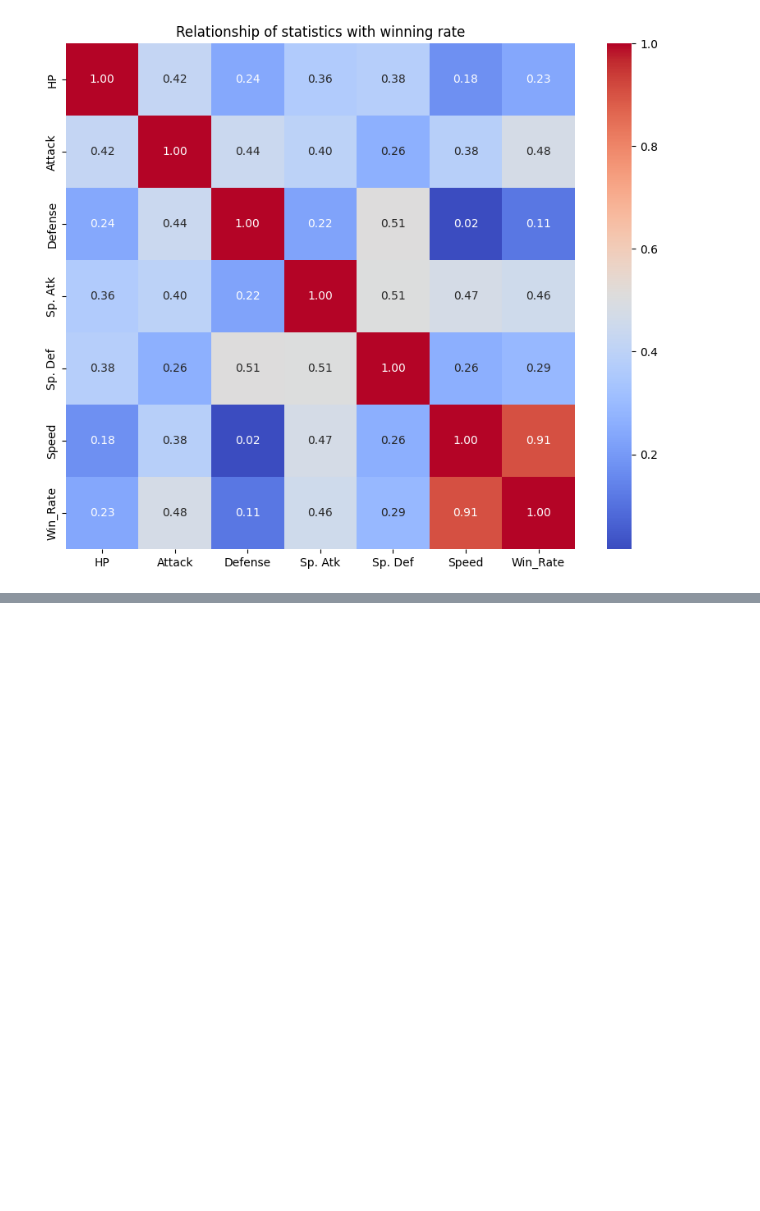
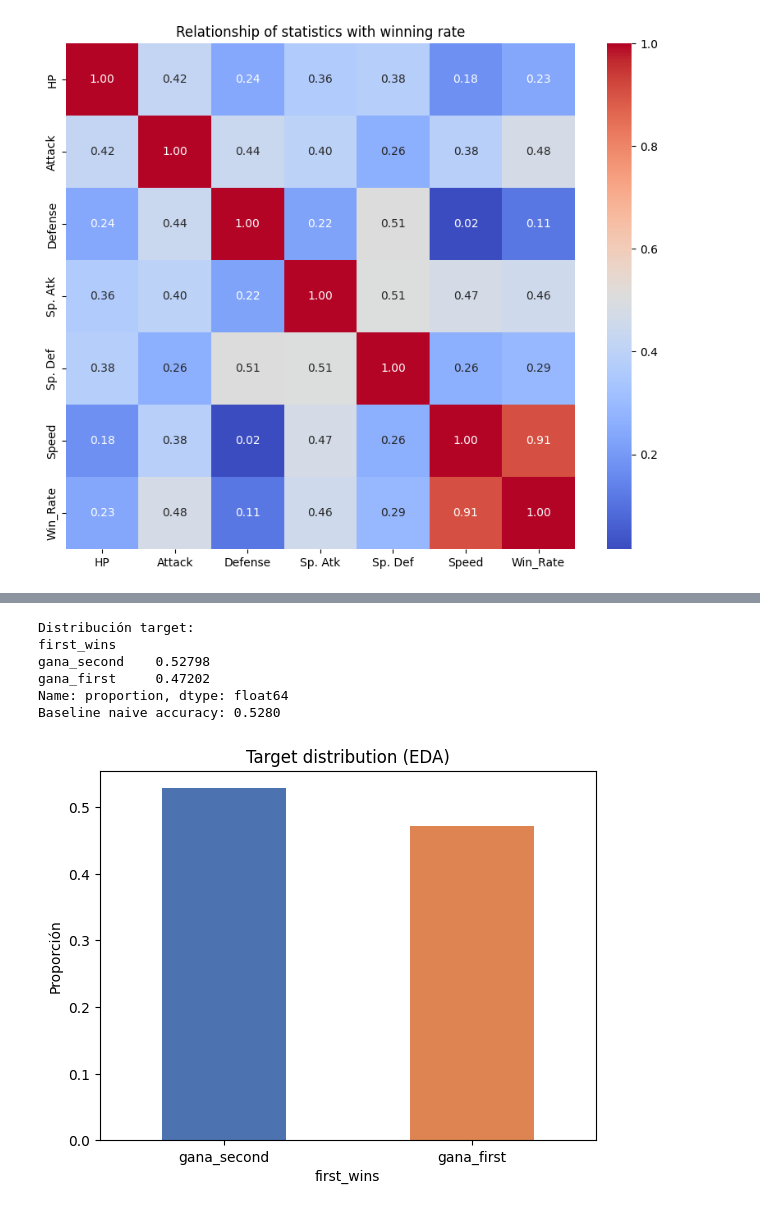
Before and after one commit to errodd/pokemon-challenge-ml, a Jupyter notebook: notebooks/EDA.ipynb, the cells around one changed output, grey strips where cells are left out. Saved outputs shown, nothing was run; the diff lists cells and outputs as text; code cells hidden in the pictures; blank space fills up the shorter version.

```diff
--- a/notebooks/EDA.ipynb
+++ b/notebooks/EDA.ipynb
@@ -403,0 +457,20 @@ plt.show()
+# %%
+from pathlib import Path
+import pandas as pd
+import numpy as np
+import seaborn as sns
+import matplotlib.pyplot as plt
+
+pd.set_option('display.max_columns', 200)
+
+DATA_DIR = Path('../data')
+pokemon_path = DATA_DIR / 'pokemon.csv'
+combats_path = DATA_DIR / 'combats.csv'
+
+df_pokemon = pd.read_csv(pokemon_path)
+df_combats = pd.read_csv(combats_path)
+
+print('pokemon shape:', df_pokemon.shape)
+print('combats shape:', df_combats.shape)
+display(df_pokemon.head())
+display(df_combats.head())
@@ -403,0 +589,24 @@ plt.show()
+# %%
+df_target = df_combats.copy()
+df_target['first_wins'] = (df_target['Winner'] == df_target['First_pokemon']).astype(int)
+
+target_dist = df_target['first_wins'].value_counts(normalize=True).sort_index()
+print('Distribución target:')
+print(target_dist.rename(index={0: 'gana_second', 1: 'gana_first'}))
+
+baseline_acc = target_dist.max()
+print(f'Baseline naive accuracy: {baseline_acc:.4f}')
+
+ax = target_dist.plot(kind='bar', color=['#4C72B0', '#DD8452'])
+ax.set_xticklabels(['gana_second', 'gana_first'], rotation=0)
+ax.set_ylabel('Proporción')
+ax.set_title('Target distribution (EDA)')
+plt.show()
+# %% [output]
+Distribución target:
+first_wins
+gana_second    0.52798
+gana_first     0.47202
+Name: proportion, dtype: float64
+Baseline naive accuracy: 0.5280
+[figure, added]
```
Also changed, not shown: parts of 14 cells of this notebook, 15 other files.
